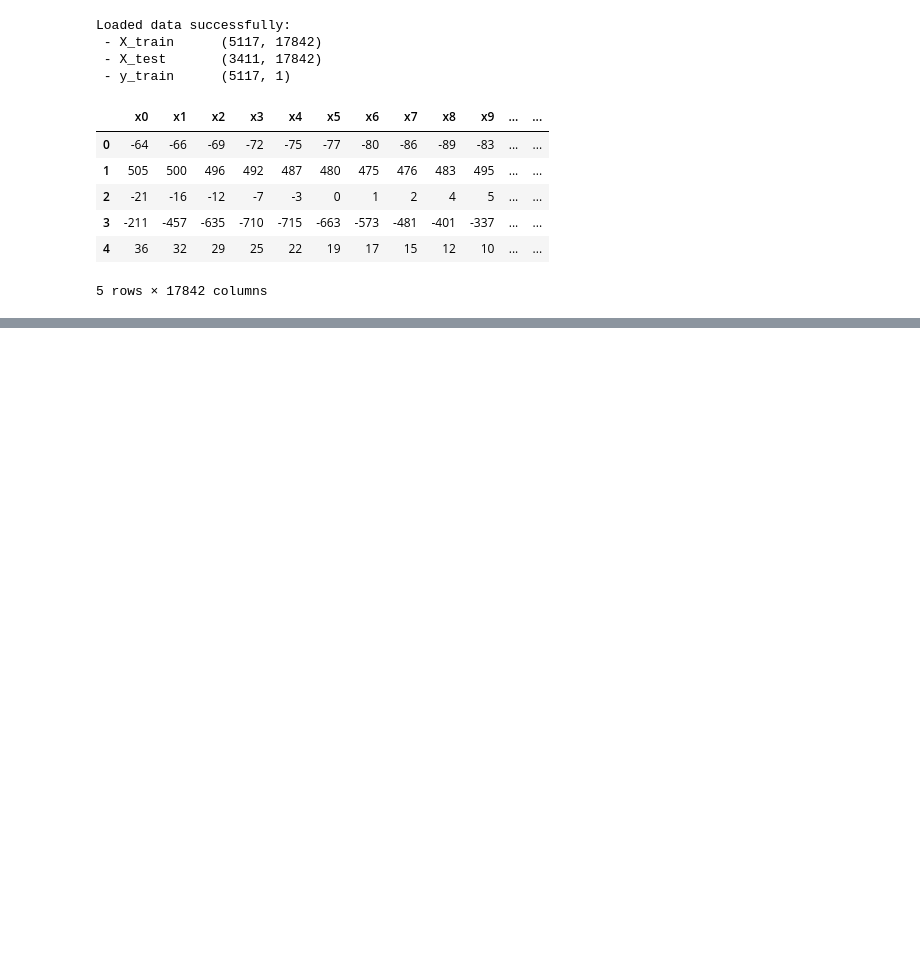
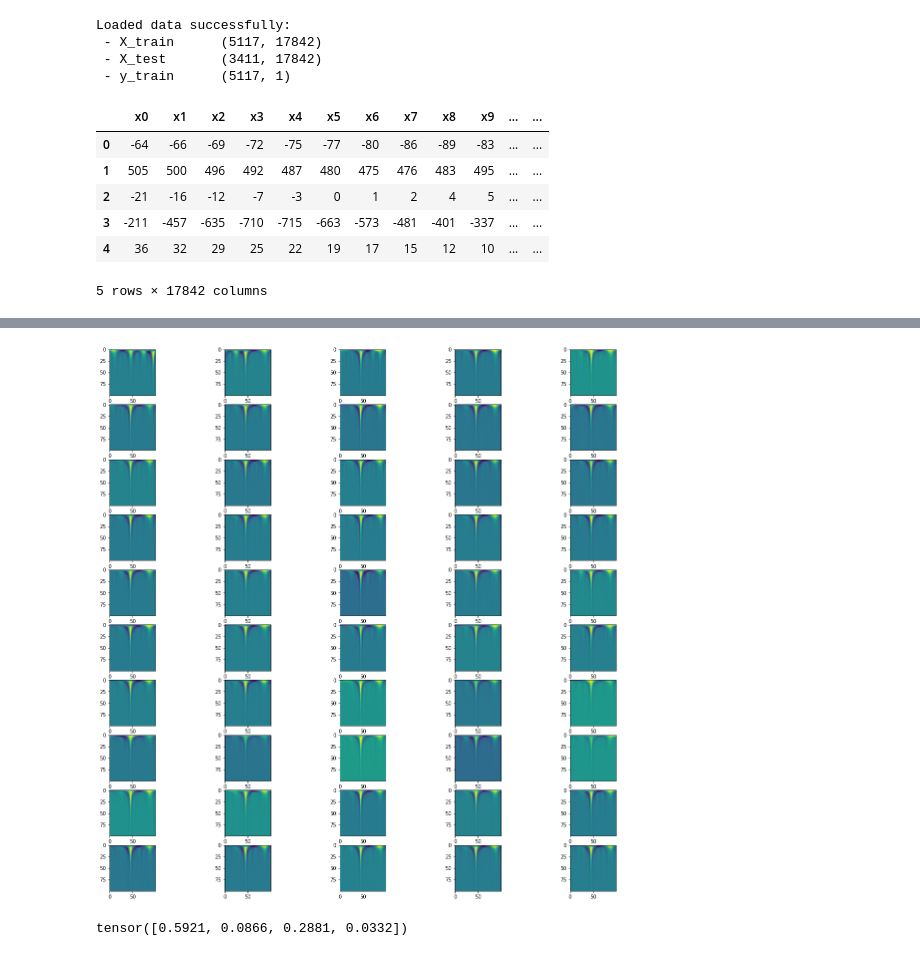
Before and after one commit to jaymoneyjay/aml-project, a Jupyter notebook: task2/classification_jodok.ipynb, the cells around one changed output, grey strips where cells are left out. Drawn from its saved outputs; the diff is of its cells as text; code cells hidden in the pictures; blank space fills up the shorter version.

```diff
--- a/task2/classification_jodok.ipynb
+++ b/task2/classification_jodok.ipynb
@@ -45,4 +56,0 @@ X_train.shape, X_train.iloc[:10].shape
-# %%
-sample = X_train.iloc[2, :]
-rpeaks = ecg.engzee_segmenter(signal=sample, sampling_rate=300.0)['rpeaks']
-heartbeats = ecg.extract_heartbeats(sample, rpeaks, sampling_rate=300)['templates']
@@ -123,14 +56,0 @@ Wall time: 10.4 s
-# %%
-nrows = 10
-ncols = 3
-fig, ax = plt.subplots(nrows=nrows, ncols=ncols, figsize=(10, 30))
-axes = ax.flatten()
-heartbeats_cwt = np.apply_along_axis(cwt, 1, heartbeats[:nrows])
-
-for i in range(nrows):
-    beat = heartbeats[i]
-    widths = np.arange(1, 32)
-    beat_cwt = signal.cwt(beat, signal.ricker, widths)
-    sns.lineplot(x=range(len(beat)), y=beat, ax=axes[ncols*i])
-    axes[ncols*i+1].imshow(beat_cwt, extent=[-1, 1, 1, 31], cmap='PRGn', aspect='auto', vmax=abs(beat_cwt).max(), vmin=-abs(beat_cwt).max())
-    axes[ncols*i+2].imshow(heartbeats_cwt[i], extent=[-1, 1, 1, 100], cmap='PRGn', aspect='auto', vmax=abs(heartbeats_cwt[i]).max(), vmin=-abs(heartbeats_cwt[i]).max())
@@ -138,0 +114,3 @@ for i in range(nrows):
+# %%
+%%time
+x_cwt_train, x_rr_train, y_train = load_data('data/X_train.csv', 'data/y_train.csv', n_samples=0)
@@ -139,3 +120,12 @@ for i in range(nrows):
+# %%
+nrows=10
+ncols=5
+fig, axes = plt.subplots(nrows=nrows, ncols=ncols, figsize=(20, 20))
+axes = axes.flatten()
+for i, ax in enumerate(axes):
+    ax.imshow(x_cwt_train[i][0])
+# %% [output]
+[figure, added]
 # %%
 class MyModule(nn.Module):
     def __init__(self):
@@ -164,3 +154,8 @@ class MyModule(nn.Module):
         x = F.relu(self.fc1(x))  # (32,)
         x = self.fc2(x)  # (4,)
         return x
+# %%
+class_weights = torch.tensor([3030, 443, 1474, 170]) / 5117
+class_weights
+# %% [output]
+tensor([0.5921, 0.0866, 0.2881, 0.0332])
```
Also changed, not shown: parts of 18 cells of this notebook.
